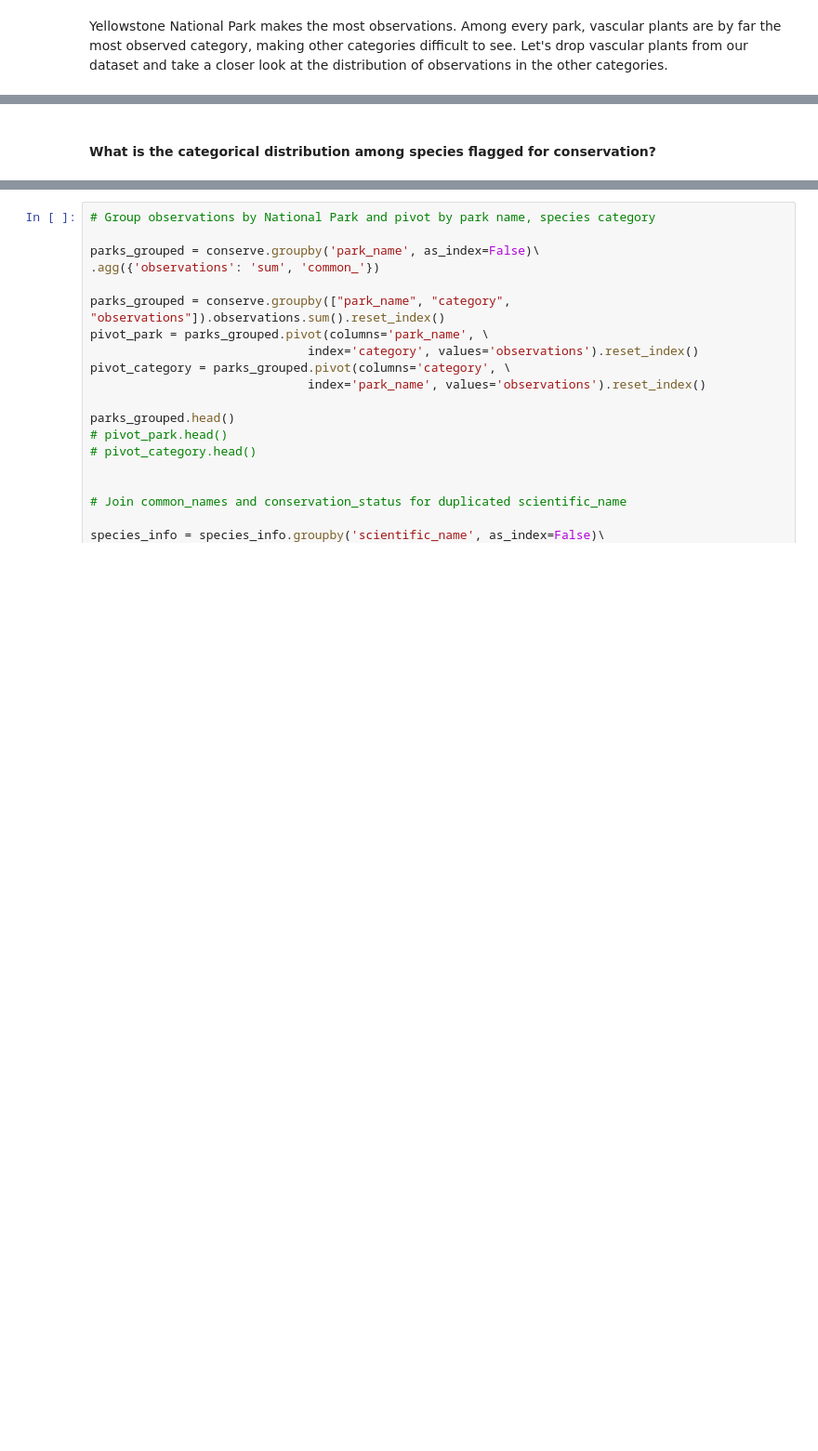
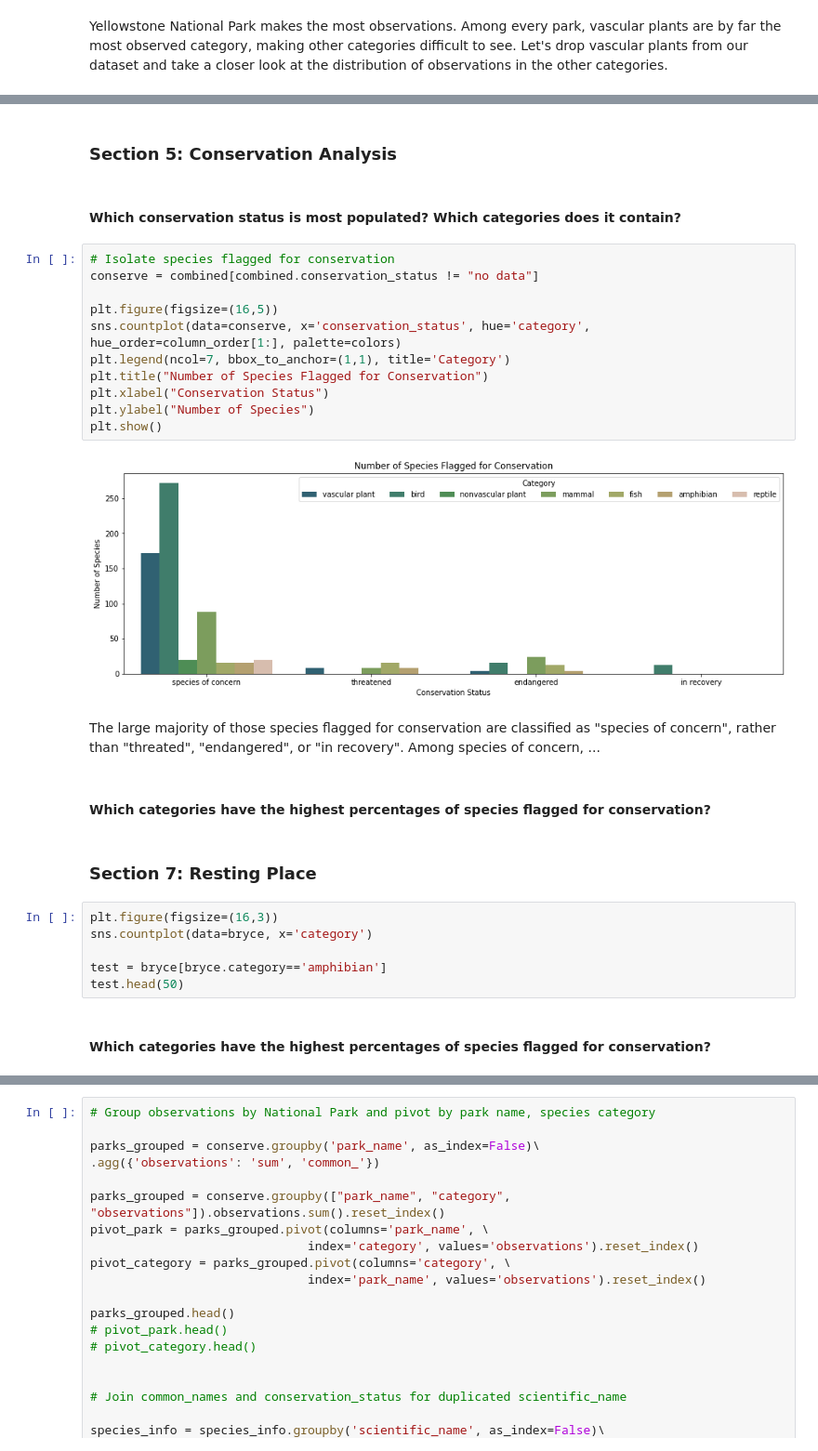
Before and after one commit to leahmfulmer/codecademy-projects, a Jupyter notebook: national-parks-service-biodiversity/lmf-national-parks-service-biodiversity.ipynb, the cells around one changed output, grey strips where cells are left out. Shown at 93% size. Drawn from its saved outputs; the diff is of its cells as text; blank space fills up the shorter version.

```diff
--- a/national-parks-service-biodiversity/lmf-national-parks-service-biodiversity.ipynb
+++ b/national-parks-service-biodiversity/lmf-national-parks-service-biodiversity.ipynb
@@ -242,5 +286,34 @@ The distribution of observations among every park takes a surprisingly similar s
+# %% [markdown]
+### Section 5: Conservation Analysis<a id="conservation"></a>
+# %% [markdown]
+#### Which conservation status is most populated? Which categories does it contain?
+# %%
+# Isolate species flagged for conservation
+conserve = combined[combined.conservation_status != "no data"]
+
+plt.figure(figsize=(16,5))
+sns.countplot(data=conserve, x='conservation_status', hue='category', hue_order=column_order[1:], palette=colors)
+plt.legend(ncol=7, bbox_to_anchor=(1,1), title='Category')
+plt.title("Number of Species Flagged for Conservation")
+plt.xlabel("Conservation Status")
+plt.ylabel("Number of Species")
+plt.show()
+# %% [output]
+[figure, added]
+# %% [markdown]
+The large majority of those species flagged for conservation are classified as "species of concern", rather than "threated", "endangered", or "in recovery". Among species of concern, ...
 # %% [markdown]
-#### What is the categorical distribution among species flagged for conservation?
+#### Which categories have the highest percentages of species flagged for conservation?
+# %% [markdown]
+### Section 7: Resting Place<a id="rest"></a>
+# %%
+plt.figure(figsize=(16,3))
+sns.countplot(data=bryce, x='category')
+
+test = bryce[bryce.category=='amphibian']
+test.head(50)
+# %% [markdown]
+#### Which categories have the highest percentages of species flagged for conservation?
 # %%
 # Isolate species flagged for conservation
 conserve = combined[combined.conservation_status != 'no data']
```
Also changed, not shown: parts of 23 cells of this notebook.
